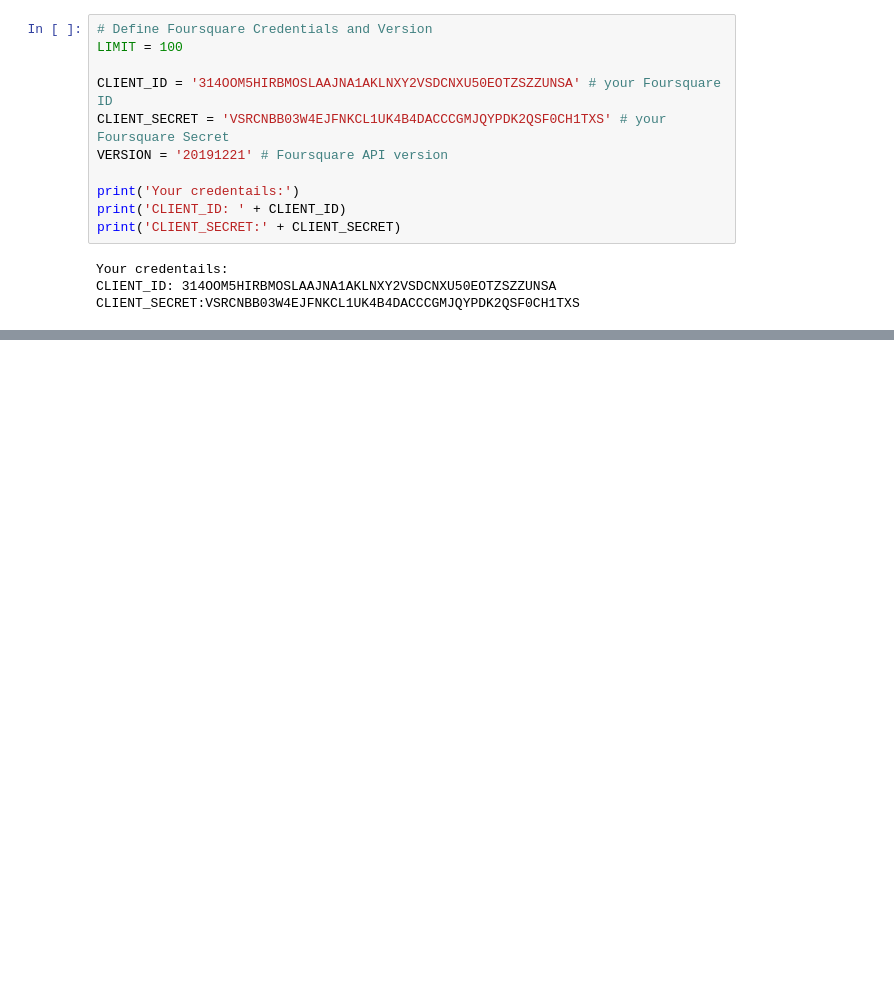
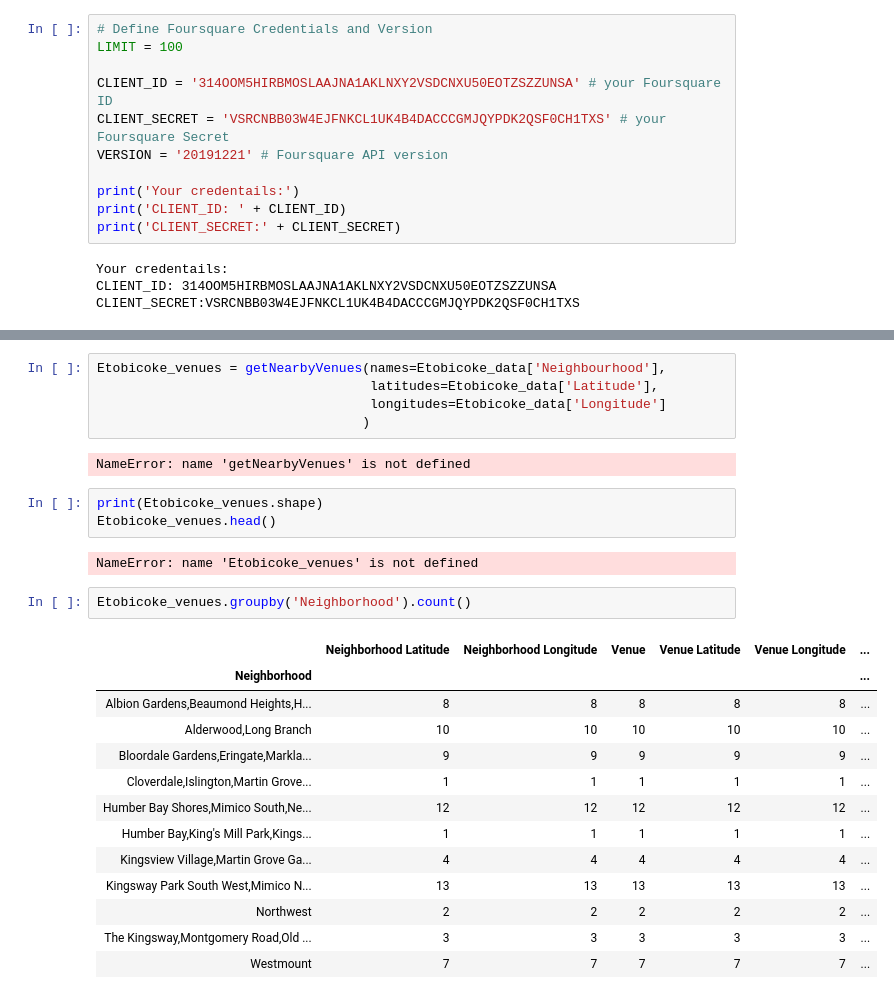
Before and after one commit to bcdatascience/Coursera_Capstone, a Jupyter notebook: Segmenting_Neighborhoods_Toronto.ipynb, the cells around one changed output, grey strips where cells are left out. Drawn from its saved outputs; the diff is of its cells as text; blank space fills up the shorter version.

Commit message:
Segmenting_Clustering_Neighborhoods_Toronto-Geocoder

```diff
--- a/Segmenting_Neighborhoods_Toronto.ipynb
+++ b/Segmenting_Neighborhoods_Toronto.ipynb
@@ -187,0 +236,28 @@ CLIENT_SECRET:VSRCNBB03W4EJFNKCL1UK4B4DACCCGMJQYPDK2QSF0CH1TXS
+# %%
+Etobicoke_venues = getNearbyVenues(names=Etobicoke_data['Neighbourhood'],
+                                   latitudes=Etobicoke_data['Latitude'],
+                                   longitudes=Etobicoke_data['Longitude']
+                                  )
+# %% [output]
+NameError: name 'getNearbyVenues' is not defined
+# %%
+print(Etobicoke_venues.shape)
+Etobicoke_venues.head()
+# %% [output]
+NameError: name 'Etobicoke_venues' is not defined
+# %%
+Etobicoke_venues.groupby('Neighborhood').count()
+# %% [output]
+|  | Neighborhood Latitude | Neighborhood Longitude | Venue | Venue Latitude | Venue Longitude | ... |
+| Neighborhood |  |  |  |  |  | ... |
+| Albion Gardens,Beaumond Heights,H... | 8 | 8 | 8 | 8 | 8 | ... |
+| Alderwood,Long Branch | 10 | 10 | 10 | 10 | 10 | ... |
+| Bloordale Gardens,Eringate,Markla... | 9 | 9 | 9 | 9 | 9 | ... |
+| Cloverdale,Islington,Martin Grove... | 1 | 1 | 1 | 1 | 1 | ... |
+| Humber Bay Shores,Mimico South,Ne... | 12 | 12 | 12 | 12 | 12 | ... |
+| Humber Bay,King's Mill Park,Kings... | 1 | 1 | 1 | 1 | 1 | ... |
+| Kingsview Village,Martin Grove Ga... | 4 | 4 | 4 | 4 | 4 | ... |
+| Kingsway Park South West,Mimico N... | 13 | 13 | 13 | 13 | 13 | ... |
+| Northwest | 2 | 2 | 2 | 2 | 2 | ... |
+| The Kingsway,Montgomery Road,Old ... | 3 | 3 | 3 | 3 | 3 | ... |
+| Westmount | 7 | 7 | 7 | 7 | 7 | ... |
```
Also changed, not shown: parts of 6 cells of this notebook, 7 other files.
